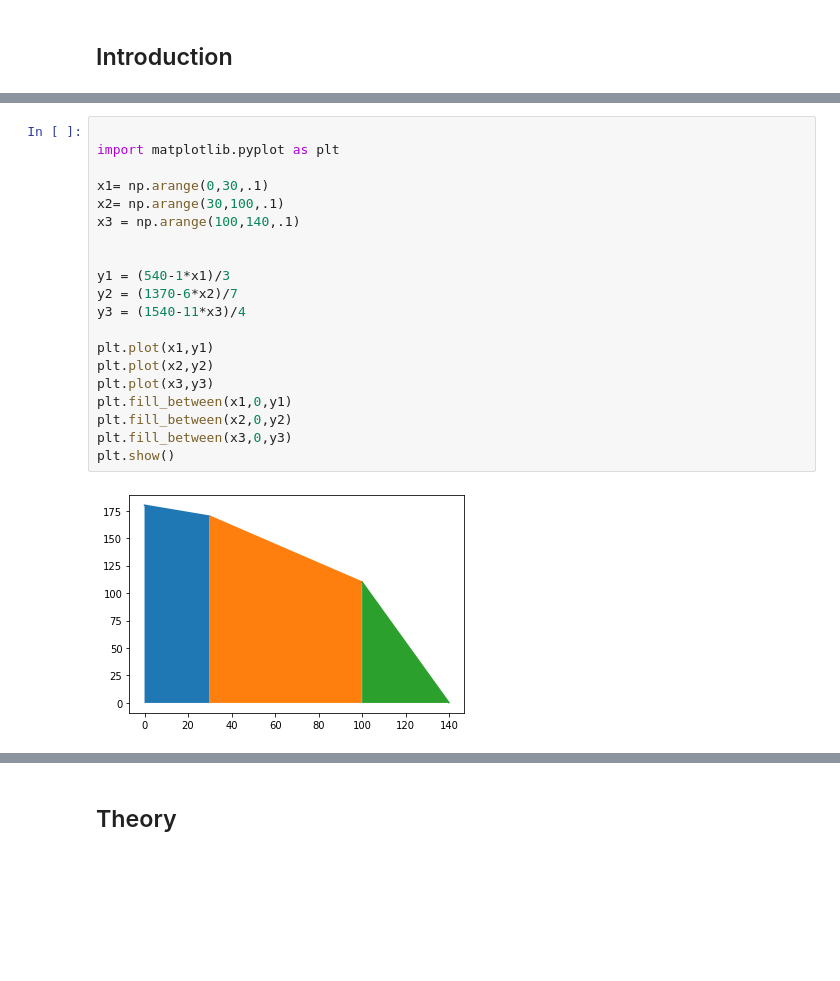
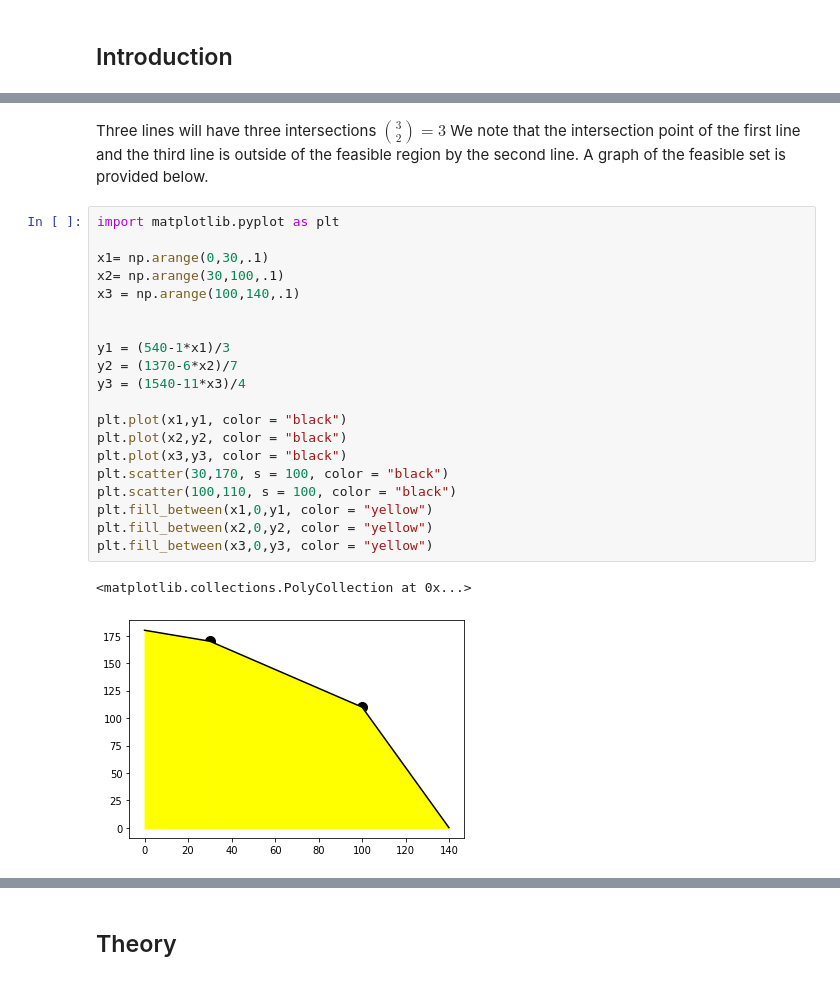
Before and after one commit to nurfnick/Operations_Research, a Jupyter notebook: Chapter2LinearProgramming.ipynb, the cells around one changed output, grey strips where cells are left out. Cells and saved outputs as stored; diff of their text form; blank space fills up the shorter version.

```diff
--- a/Chapter2LinearProgramming.ipynb
+++ b/Chapter2LinearProgramming.ipynb
@@ -63,22 +63,25 @@ array([  0., 200.])
+# %% [markdown]
+Three lines will have three intersections $\binom32=3$ We note that the intersection point of the first line and the third line is outside of the feasible region by the second line.  A graph of the feasible set is provided below.
 # %%
-
 import matplotlib.pyplot as plt
 
 x1= np.arange(0,30,.1)
 x2= np.arange(30,100,.1)
 x3 = np.arange(100,140,.1)
 
 
 y1 = (540-1*x1)/3
 y2 = (1370-6*x2)/7
 y3 = (1540-11*x3)/4
 
-plt.plot(x1,y1)
-plt.plot(x2,y2)
-plt.plot(x3,y3)
-plt.fill_between(x1,0,y1)
-plt.fill_between(x2,0,y2)
-plt.fill_between(x3,0,y3)
-plt.show()
+plt.plot(x1,y1, color = "black")
+plt.plot(x2,y2, color = "black")
+plt.plot(x3,y3, color = "black")
+plt.scatter(30,170, s = 100, color = "black")
+plt.scatter(100,110, s = 100, color = "black")
+plt.fill_between(x1,0,y1, color = "yellow")
+plt.fill_between(x2,0,y2, color = "yellow")
+plt.fill_between(x3,0,y3, color = "yellow")
 # %% [output]
+<matplotlib.collections.PolyCollection at 0x...>
-[figure, old version]
+[figure, new version]
```
Also changed, not shown: parts of 11 cells of this notebook.
